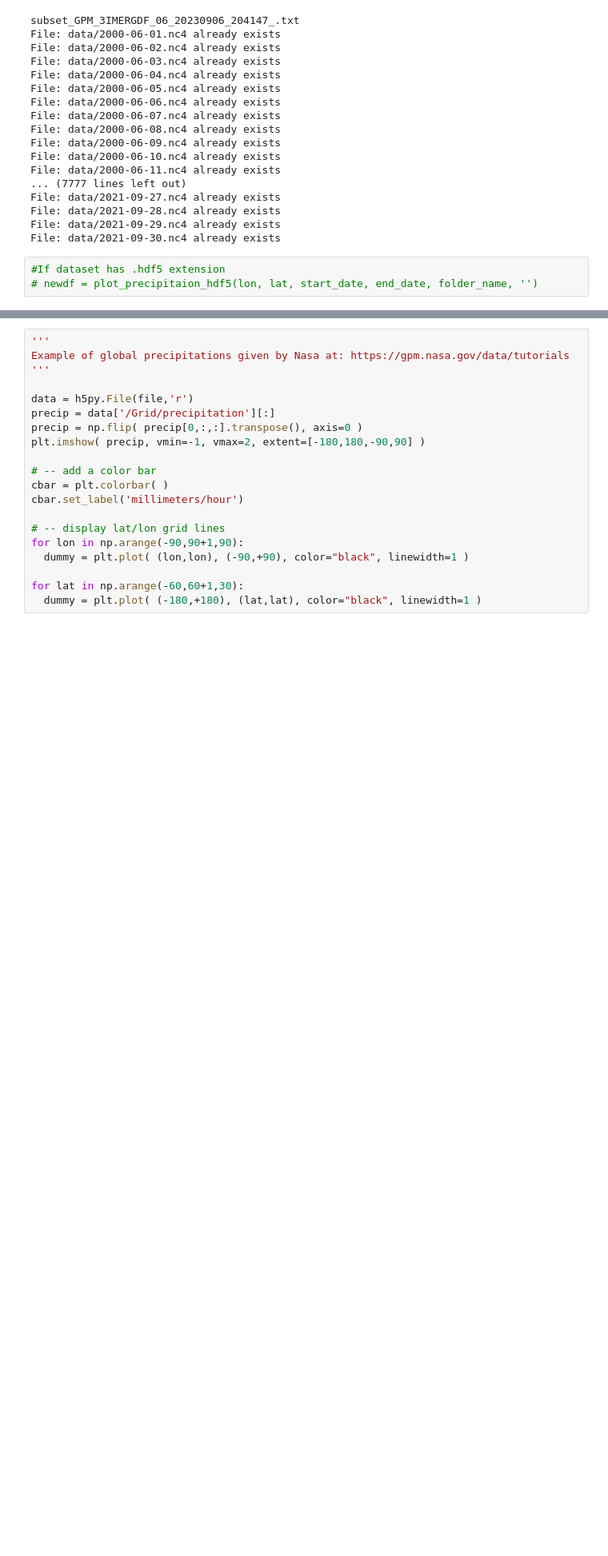
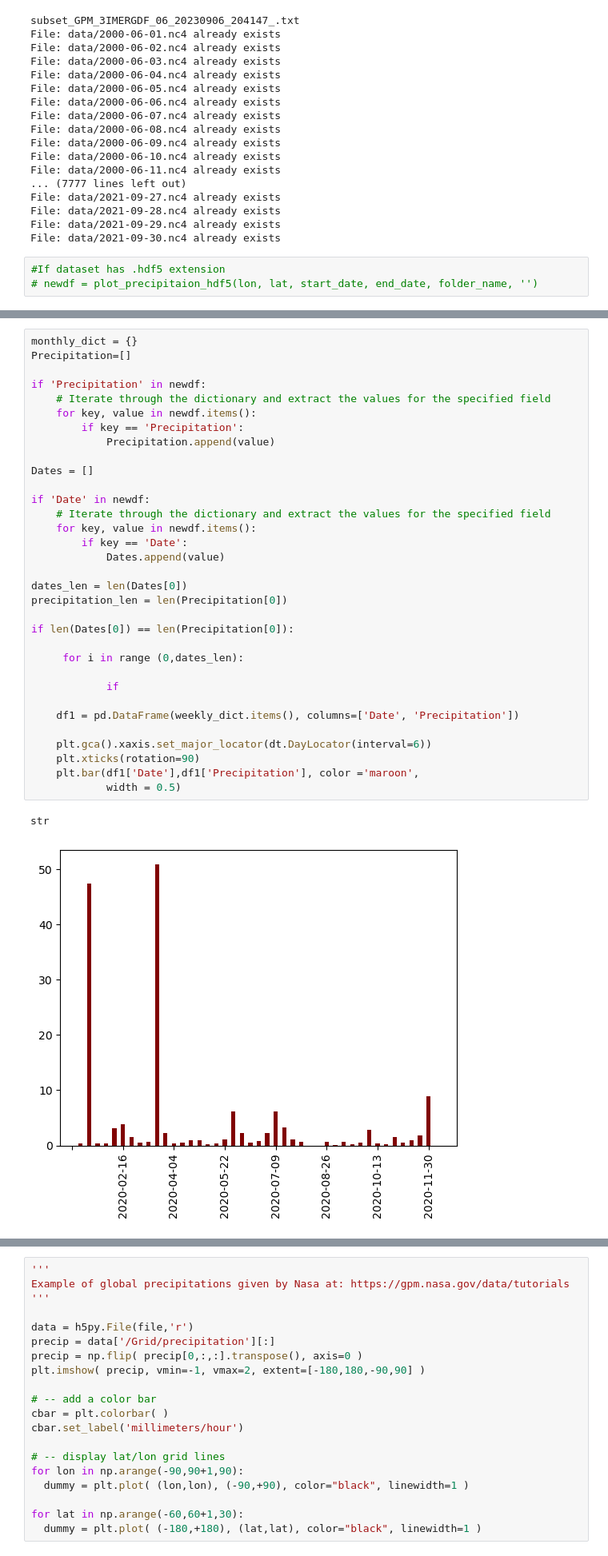
Before and after one commit to geodesymiami/rsmas_insar, a Jupyter notebook: minsar/utils/GetPrecipitation/get_precipitation_lalo.ipynb, the cells around one changed output, grey strips where cells are left out. Shown at 80% size. Drawn from its saved outputs; the diff is of its cells as text; blank space fills up the shorter version.

```diff
--- a/minsar/utils/GetPrecipitation/get_precipitation_lalo.ipynb
+++ b/minsar/utils/GetPrecipitation/get_precipitation_lalo.ipynb
@@ -428,3 +453,39 @@ a
+# %%
+monthly_dict = {}
+Precipitation=[]
+
+if 'Precipitation' in newdf:
+    # Iterate through the dictionary and extract the values for the specified field
+    for key, value in newdf.items():
+        if key == 'Precipitation':
+            Precipitation.append(value)
+
+Dates = []
+
+if 'Date' in newdf:
+    # Iterate through the dictionary and extract the values for the specified field
+    for key, value in newdf.items():
+        if key == 'Date':
+            Dates.append(value)
+
+dates_len = len(Dates[0])
+precipitation_len = len(Precipitation[0])
+
+if len(Dates[0]) == len(Precipitation[0]):
+
+     for i in range (0,dates_len):
+
+            if
+
+    df1 = pd.DataFrame(weekly_dict.items(), columns=['Date', 'Precipitation'])
+
+    plt.gca().xaxis.set_major_locator(dt.DayLocator(interval=6))
+    plt.xticks(rotation=90)
+    plt.bar(df1['Date'],df1['Precipitation'], color ='maroon',
+            width = 0.5)
+# %% [output]
+str
+[figure, added]
 # %%
 # newdf["roll7"] = newdf.Precipitation.rolling(7).sum()
 # newdf["roll90"] = newdf.Precipitation.rolling(90).sum()
```
Also changed, not shown: parts of 3 cells of this notebook.
